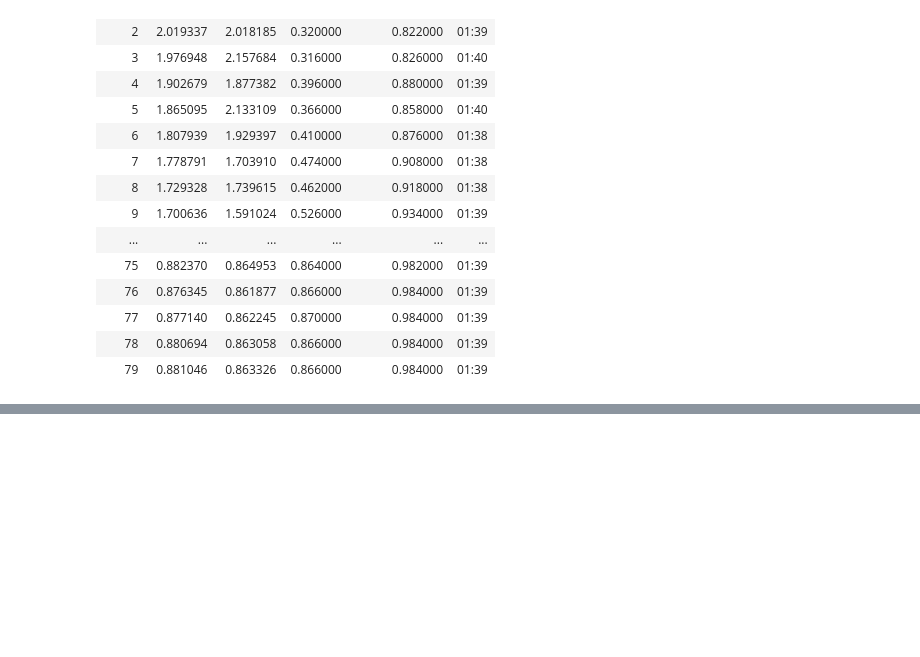
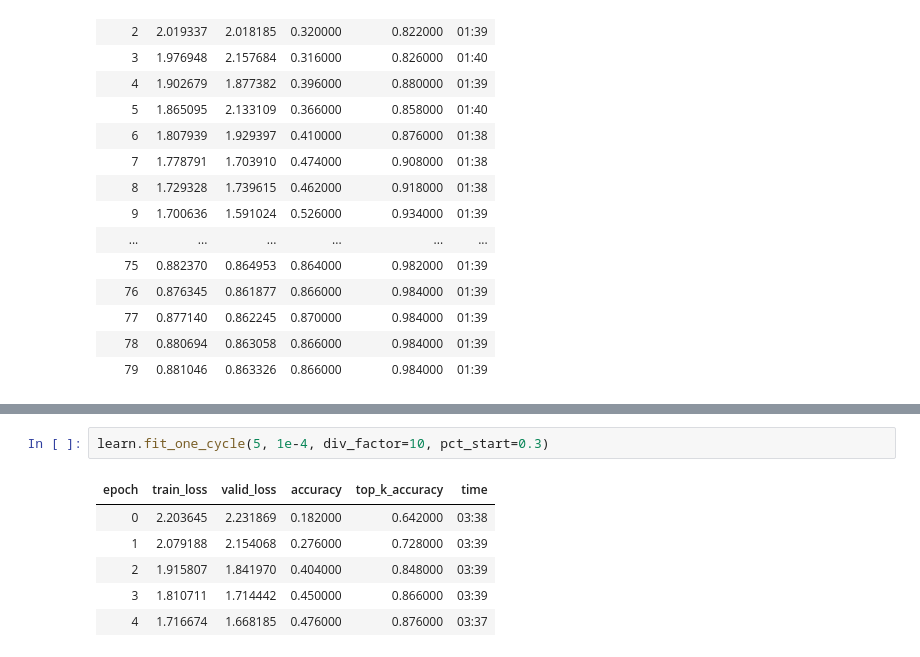
Before and after one commit to sdoria/EfficientNet, a Jupyter notebook: Imagewoof from scratch.ipynb, the cells around one changed output, grey strips where cells are left out. Drawn from its saved outputs; the diff is of its cells as text; blank space fills up the shorter version.

```diff
--- a/Imagewoof from scratch.ipynb
+++ b/Imagewoof from scratch.ipynb
@@ -132,0 +137,9 @@ learn.fit_one_cycle(80, 1e-3, div_factor=10, pct_start=0.3)
+# %%
+learn.fit_one_cycle(5, 1e-4, div_factor=10, pct_start=0.3)
+# %% [output]
+| epoch | train_loss | valid_loss | accuracy | top_k_accuracy | time |
+| 0 | 2.203645 | 2.231869 | 0.182000 | 0.642000 | 03:38 |
+| 1 | 2.079188 | 2.154068 | 0.276000 | 0.728000 | 03:39 |
+| 2 | 1.915807 | 1.841970 | 0.404000 | 0.848000 | 03:39 |
+| 3 | 1.810711 | 1.714442 | 0.450000 | 0.866000 | 03:39 |
+| 4 | 1.716674 | 1.668185 | 0.476000 | 0.876000 | 03:37 |
```
Also changed, not shown: parts of 13 cells of this notebook.
